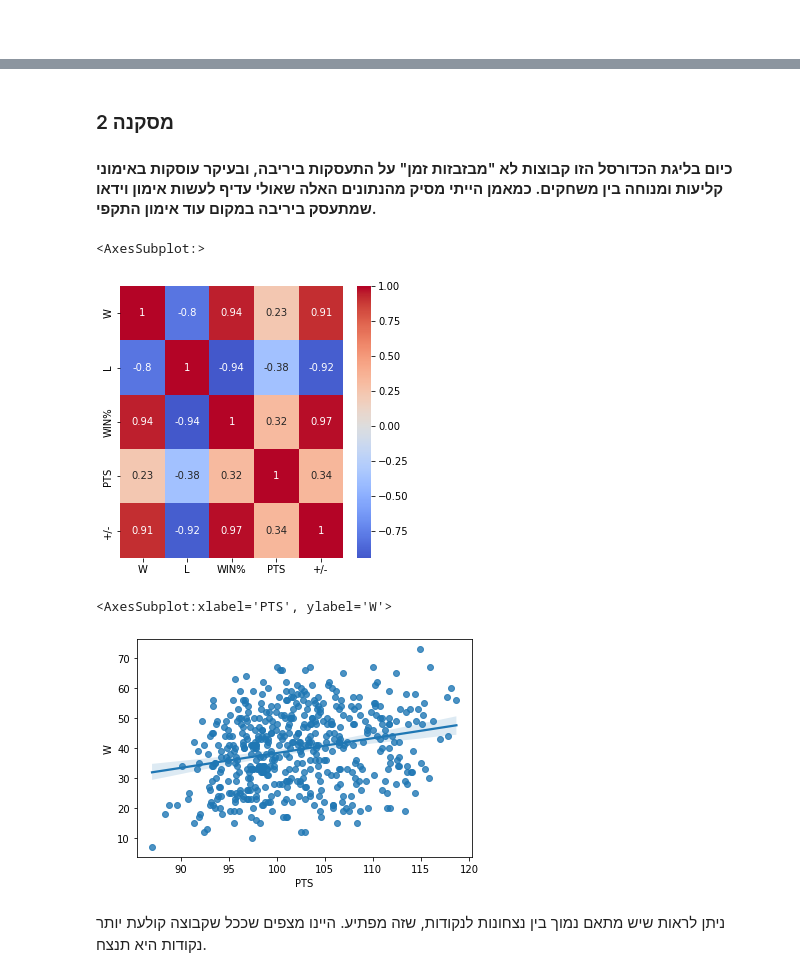
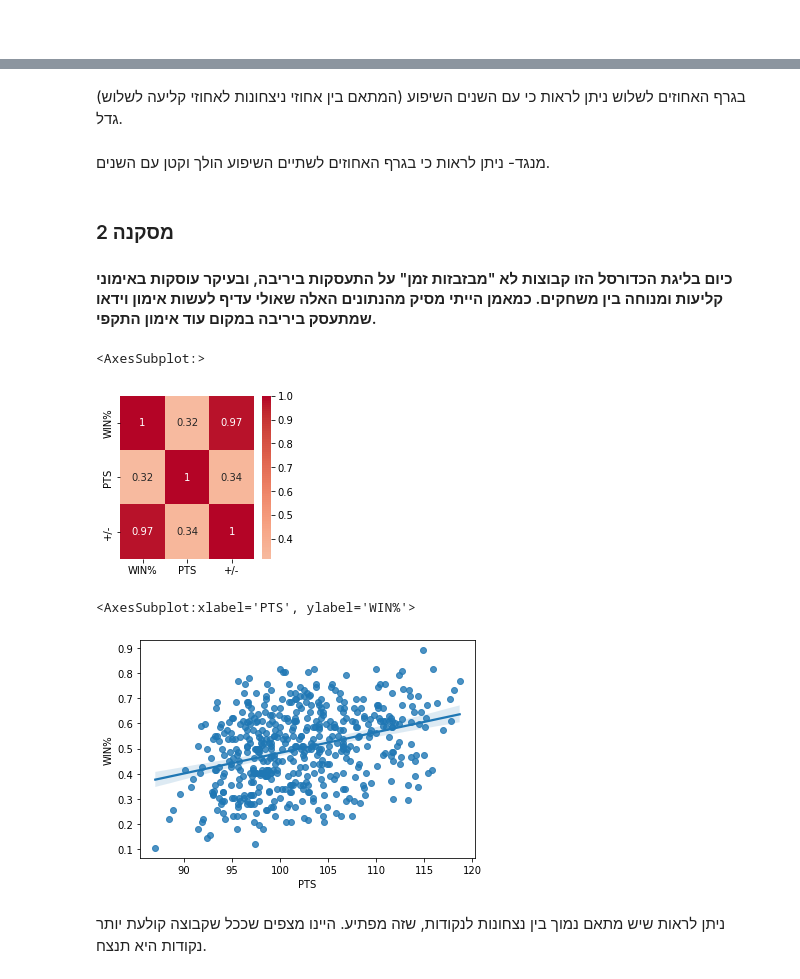
Before and after one commit to eytanmuzafi/data-science, a Jupyter notebook: project.ipynb, the cells around one changed output, grey strips where cells are left out. Saved outputs shown, nothing was run; the diff lists cells and outputs as text; code cells hidden in the pictures.

```diff
--- a/project.ipynb
+++ b/project.ipynb
@@ -260,18 +239,22 @@ plt.show()
+# %% [markdown]
+בגרף האחוזים לשלוש ניתן לראות כי עם השנים השיפוע (המתאם בין אחוזי ניצחונות לאחוזי קליעה לשלוש) גדל.
+# %% [markdown]
+מנגד- ניתן לראות כי בגרף האחוזים לשתיים השיפוע הולך וקטן עם השנים.
 # %% [markdown]
 ### מסקנה 2
 #### כיום בליגת הכדורסל הזו קבוצות לא "מבזבזות זמן" על התעסקות ביריבה, ובעיקר עוסקות באימוני קליעות ומנוחה בין משחקים. כמאמן הייתי מסיק מהנתונים האלה שאולי עדיף לעשות אימון וידאו שמתעסק ביריבה במקום עוד אימון התקפי.
 # %%
-corrs = nba_stat[['W', 'L', 'WIN%','PTS','+/-']].corr(method = 'spearman')
-plt.figure(figsize=(5,5))
+corrs = nba_stat[['WIN%','PTS','+/-']].corr(method = 'spearman')
+plt.figure(figsize=(3,3))
 sns.heatmap(corrs, cmap='coolwarm', center=0, annot = True)
 # %% [output]
 <AxesSubplot:>
-[figure, old version]
+[figure, new version]
 # %%
-sns.regplot(x='PTS',y='W',data=nba_stat)
+sns.regplot(x='PTS',y='WIN%',data=nba_stat)
 # %% [output]
-<AxesSubplot:xlabel='PTS', ylabel='W'>
+<AxesSubplot:xlabel='PTS', ylabel='WIN%'>
-[figure, old version]
+[figure, new version]
 # %% [markdown]
 ניתן לראות שיש מתאם נמוך בין נצחונות לנקודות, שזה מפתיע. היינו מצפים שככל שקבוצה קולעת יותר נקודות היא תנצח.
 # %%
```
Also changed, not shown: parts of 11 cells of this notebook.
